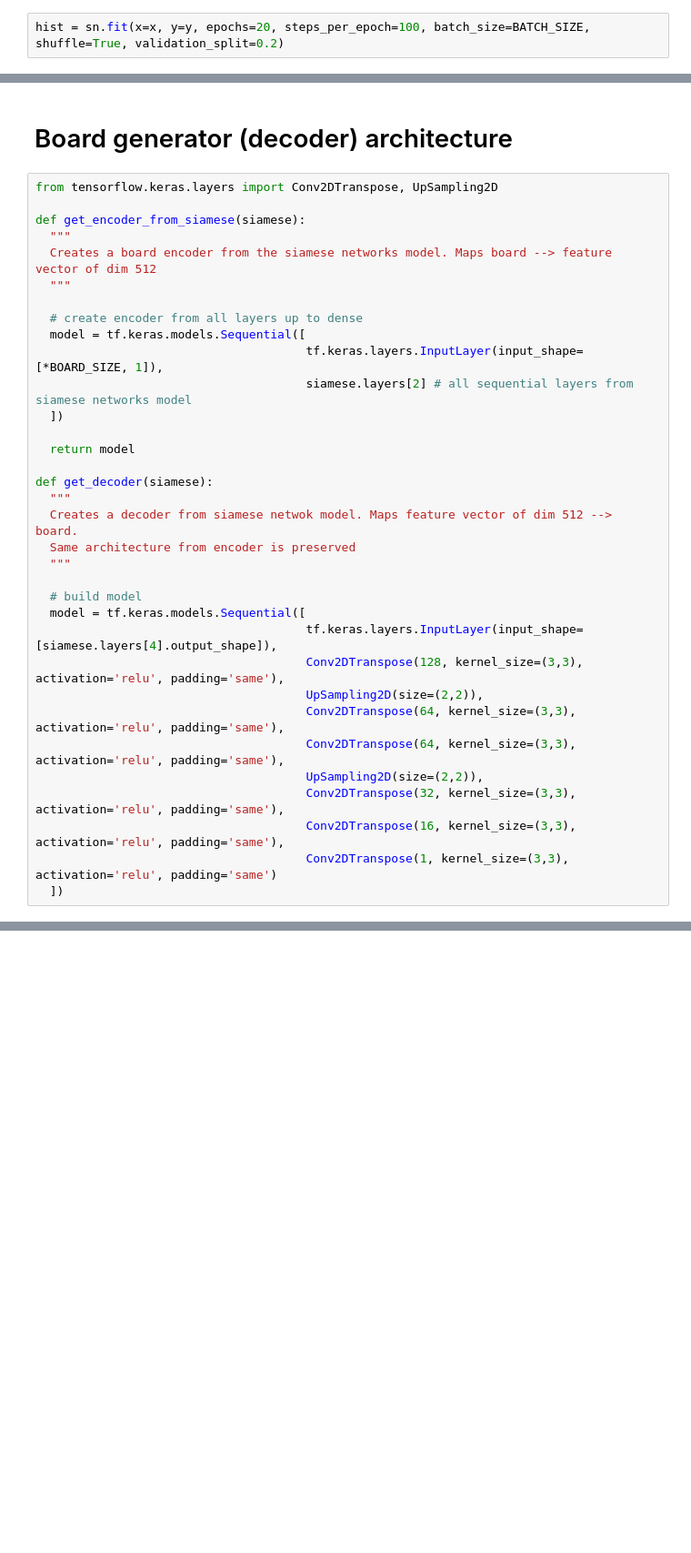
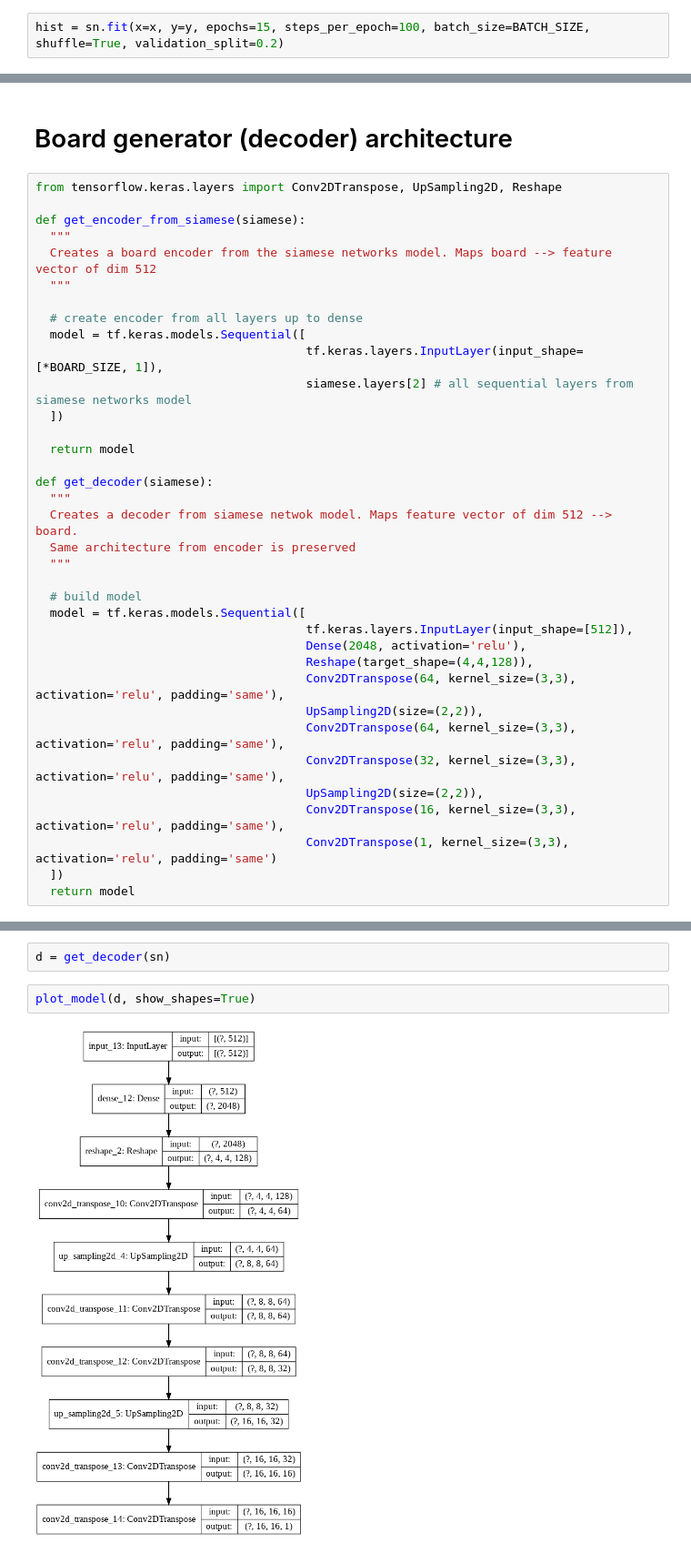
Before and after one commit to omerhac/arc_challenge, a Jupyter notebook: arc.ipynb, the cells around one changed output, grey strips where cells are left out. Shown at 91% size. Cells and saved outputs as stored; diff of their text form; blank space fills up the shorter version.

```diff
--- a/arc.ipynb
+++ b/arc.ipynb
@@ -561,6 +561,6 @@ Wall time: 1.07 s
 # %% [markdown]
 ## Training siamese networks
 # %%
-hist = sn.fit(x=x, y=y, epochs=20, steps_per_epoch=100, batch_size=BATCH_SIZE, shuffle=True, validation_split=0.2)
+hist = sn.fit(x=x, y=y, epochs=15, steps_per_epoch=100, batch_size=BATCH_SIZE, shuffle=True, validation_split=0.2)
 # %% [output]
 Epoch 1/20
@@ -587,7 +587,7 @@ display_training_curves(hist.history, metric='categorical_accuracy', with_val=Tr
 # %% [markdown]
 # Board generator (decoder) architecture
 # %%
-from tensorflow.keras.layers import Conv2DTranspose, UpSampling2D
+from tensorflow.keras.layers import Conv2DTranspose, UpSampling2D, Reshape
 
 def get_encoder_from_siamese(siamese):
   """
@@ -610,13 +610,15 @@ def get_decoder(siamese):
 
   # build model
   model = tf.keras.models.Sequential([
-                                      tf.keras.layers.InputLayer(input_shape=[siamese.layers[4].output_shape]),
-                                      Conv2DTranspose(128, kernel_size=(3,3), activation='relu', padding='same'),
+                                      tf.keras.layers.InputLayer(input_shape=[512]),
+                                      Dense(2048, activation='relu'),
+                                      Reshape(target_shape=(4,4,128)),
+                                      Conv2DTranspose(64, kernel_size=(3,3), activation='relu', padding='same'),
                                       UpSampling2D(size=(2,2)),
                                       Conv2DTranspose(64, kernel_size=(3,3), activation='relu', padding='same'),
-                                      Conv2DTranspose(64, kernel_size=(3,3), activation='relu', padding='same'),
+                                      Conv2DTranspose(32, kernel_size=(3,3), activation='relu', padding='same'),
                                       UpSampling2D(size=(2,2)),
-                                      Conv2DTranspose(32, kernel_size=(3,3), activation='relu', padding='same'),
                                       Conv2DTranspose(16, kernel_size=(3,3), activation='relu', padding='same'),
                                       Conv2DTranspose(1, kernel_size=(3,3), activation='relu', padding='same')
   ])
+  return model
@@ -638,0 +642,6 @@ print(sn.layers[4].output_shape)
+# %%
+d = get_decoder(sn)
+# %%
+plot_model(d, show_shapes=True)
+# %% [output]
+[figure, added]
```
Also changed, not shown: parts of 16 cells of this notebook.
